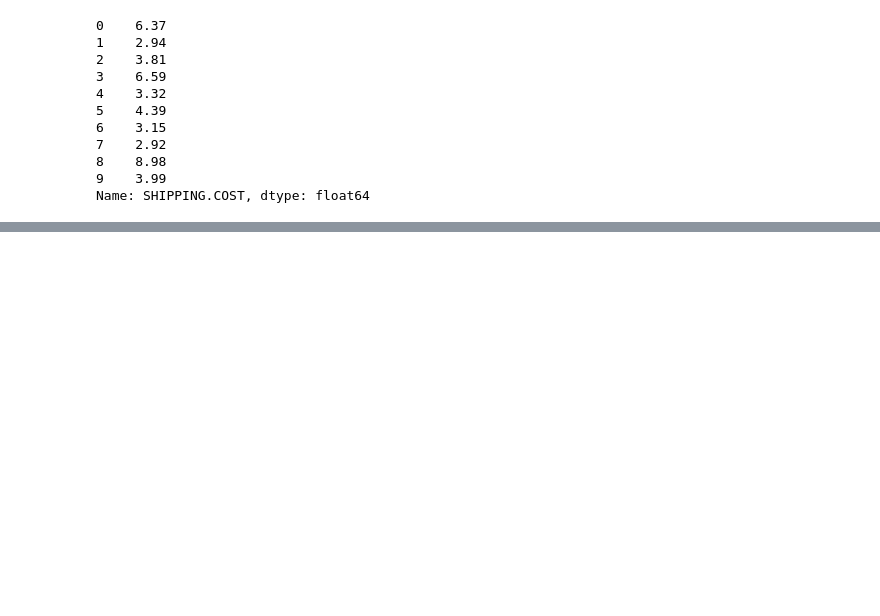
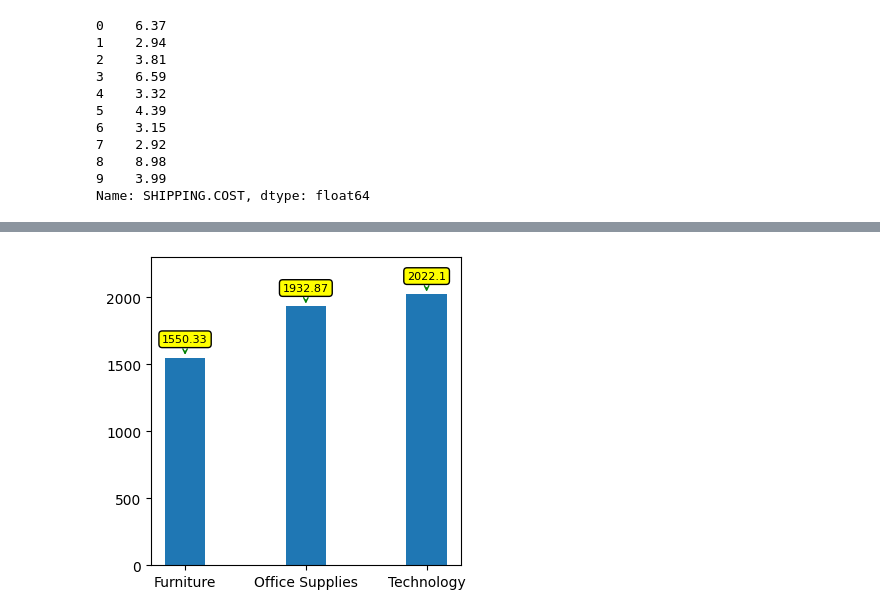
Before and after one commit to kunalmeon/Data-Analysis-Examples, a Jupyter notebook: SuperStoreData.ipynb, the cells around one changed output, grey strips where cells are left out. Drawn from its saved outputs; the diff is of its cells as text; code cells hidden in the pictures; blank space fills up the shorter version.

```diff
--- a/SuperStoreData.ipynb
+++ b/SuperStoreData.ipynb
@@ -2181,0 +2205,31 @@ plt.show()
+# %%
+# grid size first and then figure size
+#fig,axes=myplot.subplots(2,2,figsize=(3,4))
+fig,axes=myplot.subplots(figsize=(4,4))
+
+
+labels=miniStore.sort_values("PROFIT", ascending=False)[:100].reset_index(drop=True)[["CATEGORY","PROFIT"]].\
+groupby("CATEGORY")["PROFIT"].mean()
+axes.bar([5,8,11], labels.values, width=1)
+
+xticks=[5,8,11]
+values= [round(value,2) for value in labels.values]
+xyCoordinates=list(zip(xticks,values))
+xtickLabels=["Furniture","Office Supplies","Technology"]
+
+annoteWithCoordinates=list(zip(values,xyCoordinates))
+
+for item in annoteWithCoordinates:
+    text,(x,y) =item
+    axes.annotate(text, xy=(x,y), xytext=(x,y+100), arrowprops=dict(arrowstyle='->',color='green'),\
+                 fontsize=8, ha='center',va='bottom',\
+                 bbox=dict(boxstyle="round", facecolor="yellow", edgecolor="black"))
+axes.set_xticks(xticks)
+axes.set_xticklabels(xtickLabels)
+
+
+# to arrange the annotation we can incrase or decrease the limit size
+myplot.ylim(0,2300)
+myplot.show()
+# %% [output]
+[figure, added]
```
Also changed, not shown: parts of 147 cells of this notebook.
